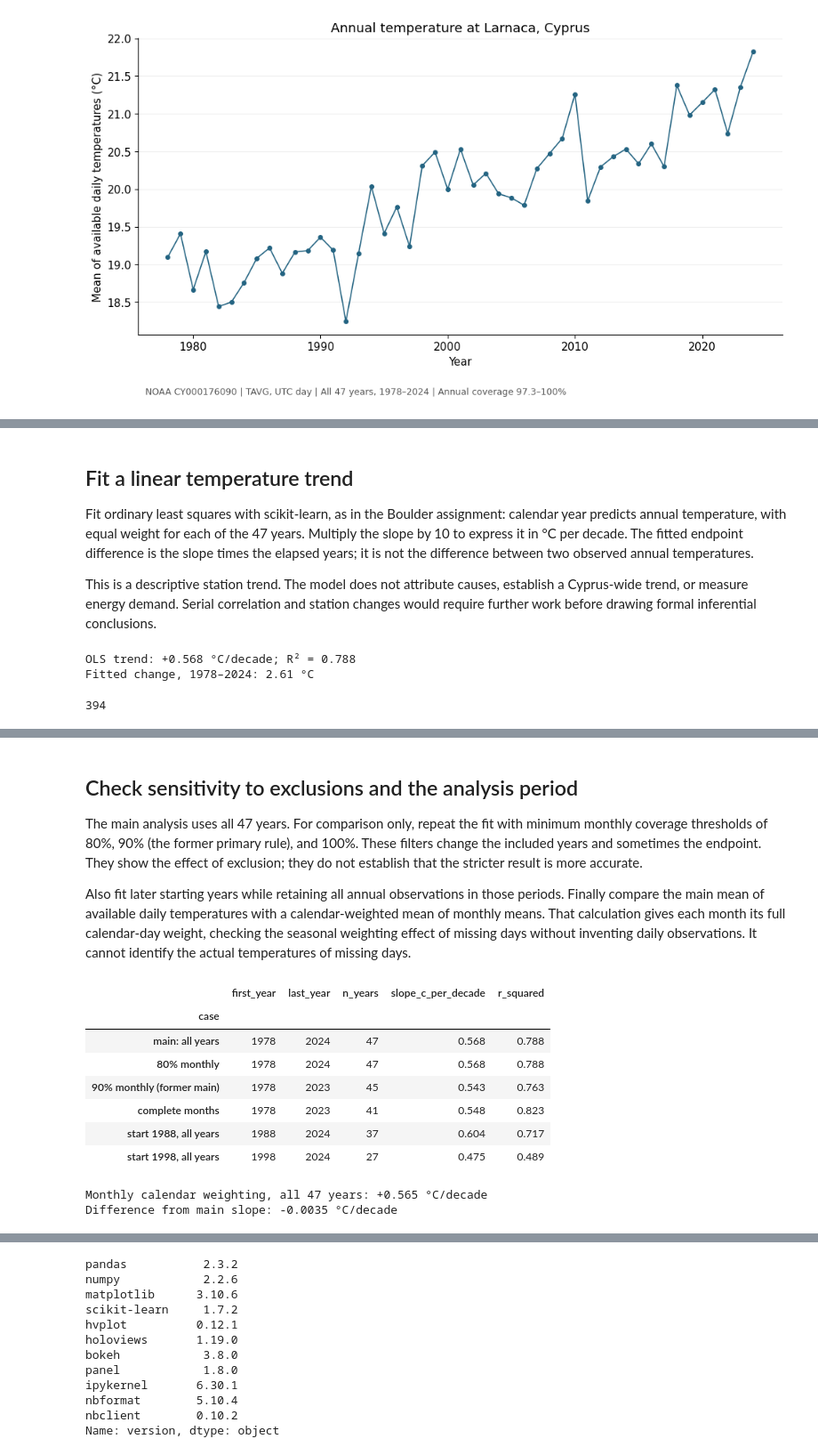
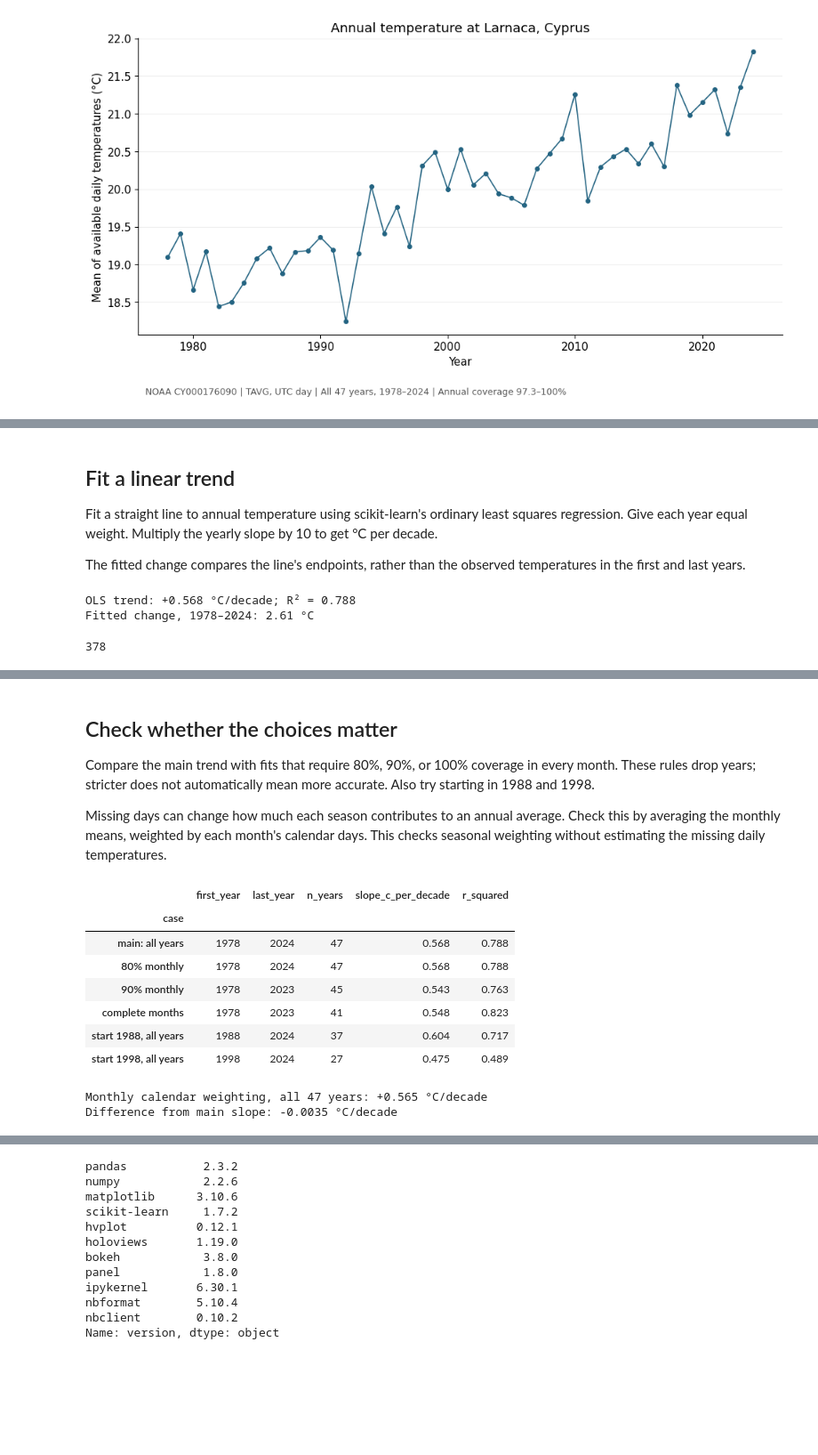
Before and after one commit to rileythejones/01-climate-fall-template, a Jupyter notebook: 06-cyprus-temperature.ipynb, the cells around one changed output, grey strips where cells are left out. Shown at 89% size. Saved outputs shown, nothing was run; the diff lists cells and outputs as text; code cells hidden in the pictures; blank space fills up the shorter version.

```diff
--- a/06-cyprus-temperature.ipynb
+++ b/06-cyprus-temperature.ipynb
@@ -46,7 +44,7 @@ for line in raw.decode("ascii").splitlines():
         start = 21 + (day - 1) * 8
         value = int(line[start:start + 5])
         mflag, qflag, sflag = line[start + 5:start + 8]
-        valid = value != -9999 and qflag == " "
+        valid = value != -9999
         records.append({"date": pd.Timestamp(year, month, day),
                         "temp_c": value / 10 if valid else float("nan"),
                         "measurement_flag": mflag.strip(),
@@ -55,8 +53,11 @@ for line in raw.decode("ascii").splitlines():
 
 daily = pd.DataFrame(records).set_index("date").sort_index()
 assert daily.index.is_unique
+assert daily.quality_flag.eq("").all(), "Unexpected quality flag: review the source file."
+daily = daily.drop(columns="quality_flag")
 print("Valid record:", daily.temp_c.first_valid_index().date(),
       "to", daily.temp_c.last_valid_index().date())
+print("First available readings in the raw file, before selecting 1978–2024:")
 daily.loc[daily.temp_c.notna()].head()
 # %% [output]
 Valid record: 1977-01-14 to 2025-08-24
@@ -187,11 +187,11 @@ interactive
 # %% [output]
 [interactive output not drawn]
 # %% [markdown]
-## Fit a linear temperature trend
+## Fit a linear trend
 
-Fit ordinary least squares with scikit-learn, as in the Boulder assignment: calendar year predicts annual temperature, with equal weight for each of the 47 years. Multiply the slope by 10 to express it in °C per decade. The fitted endpoint difference is the slope times the elapsed years; it is not the difference between two observed annual temperatures.
+Fit a straight line to annual temperature using scikit-learn's ordinary least squares regression. Give each year equal weight. Multiply the yearly slope by 10 to get °C per decade.
 
-This is a descriptive station trend. The model does not attribute causes, establish a Cyprus-wide trend, or measure energy demand. Serial correlation and station changes would require further work before drawing formal inferential conclusions.
+The fitted change compares the line's endpoints, rather than the observed temperatures in the first and last years.
 # %%
 def fit_trend(frame):
     x = frame.index.to_numpy().reshape(-1, 1)
@@ -204,7 +204,7 @@ fit_years["fit_c"] = model.predict(fit_years[["year"]].to_numpy())
 summary = {
     "station": source["station"], "first_year": int(annual.index.min()),
     "last_year": int(annual.index.max()), "annual_observations": len(annual),
-    "selection": "All annual observations in 1978–2024; daily quality screening retained",
+    "selection": "All years in 1978–2024; missing daily readings omitted",
     "excluded_candidate_years": [], "valid_days": int(annual.valid_days.sum()),
     "missing_days": int(annual.missing_days.sum()),
     "slope_c_per_decade": slope_decade, "r_squared": r_squared,
@@ -215,7 +215,7 @@ print(f"Fitted change, {summary['first_year']}–{summary['last_year']}: {summar
 # %% [output]
 OLS trend: +0.568 °C/decade; R² = 0.788
 Fitted change, 1978–2024: 2.61 °C
-394
+378
 # %%
 fig, ax = plt.subplots(figsize=(10, 5.5))
 ax.plot(annual.index, annual.temp_c, color=blue, marker="o", ms=4, lw=1,
@@ -245,41 +245,41 @@ interactive_trend
 [figure]
 [interactive output not drawn]
 # %% [markdown]
-## Check sensitivity to exclusions and the analysis period
+## Check whether the choices matter
 
-The main analysis uses all 47 years. For comparison only, repeat the fit with minimum monthly coverage thresholds of 80%, 90% (the former primary rule), and 100%. These filters change the included years and sometimes the endpoint. They show the effect of exclusion; they do not establish that the stricter result is more accurate.
+Compare the main trend with fits that require 80%, 90%, or 100% coverage in every month. These rules drop years; stricter does not automatically mean more accurate. Also try starting in 1988 and 1998.
 
-Also fit later starting years while retaining all annual observations in those periods. Finally compare the main mean of available daily temperatures with a calendar-weighted mean of monthly means. That calculation gives each month its full calendar-day weight, checking the seasonal weighting effect of missing days without inventing daily observations. It cannot identify the actual temperatures of missing days.
+Missing days can change how much each season contributes to an annual average. Check this by averaging the monthly means, weighted by each month's calendar days. This checks seasonal weighting without estimating the missing daily temperatures.
 # %%
 scenarios = [("main: all years", 1978, None), ("80% monthly", 1978, 0.80),
-             ("90% monthly (former main)", 1978, 0.90), ("complete months", 1978, 1.00),
+             ("90% monthly", 1978, 0.90), ("complete months", 1978, 1.00),
              ("start 1988, all years", 1988, None), ("start 1998, all years", 1998, None)]
 checks = []
 for label, start_year, threshold in scenarios:
     sample = annual.loc[annual.index >= start_year]
     if threshold is not None:
         sample = sample.loc[sample.min_month_coverage >= threshold]
     _, slope, score = fit_trend(sample)
     checks.append({"case": label, "first_year": sample.index.min(),
                    "last_year": sample.index.max(), "n_years": len(sample),
                    "slope_c_per_decade": slope, "r_squared": score})
 sensitivity = pd.DataFrame(checks).set_index("case")
 display(sensitivity.round(3))
 sensitivity.to_csv(output_dir / "trend-sensitivity.csv", float_format="%.8f")
 
 balanced = (monthly.temp_c * monthly.expected_days).resample("YS").sum() / monthly.expected_days.resample("YS").sum()
 balanced.index = balanced.index.year
 balanced_sample = annual.copy()
 balanced_sample["temp_c"] = balanced.reindex(annual.index)
 _, balanced_slope, _ = fit_trend(balanced_sample)
 print(f"Monthly calendar weighting, all 47 years: {balanced_slope:+.3f} °C/decade")
 print(f"Difference from main slope: {balanced_slope - slope_decade:+.4f} °C/decade")
 # %% [output]
 |  | first_year | last_year | n_years | slope_c_per_decade | r_squared |
 | case |  |  |  |  |  |
 | main: all years | 1978 | 2024 | 47 | 0.568 | 0.788 |
 | 80% monthly | 1978 | 2024 | 47 | 0.568 | 0.788 |
-| 90% monthly (former main) | 1978 | 2023 | 45 | 0.543 | 0.763 |
+| 90% monthly | 1978 | 2023 | 45 | 0.543 | 0.763 |
 | complete months | 1978 | 2023 | 41 | 0.548 | 0.823 |
 | start 1988, all years | 1988 | 2024 | 37 | 0.604 | 0.717 |
 | start 1998, all years | 1998 | 2024 | 27 | 0.475 | 0.489 |
```
Also changed, not shown: parts of 8 cells of this notebook, 4 other files.
